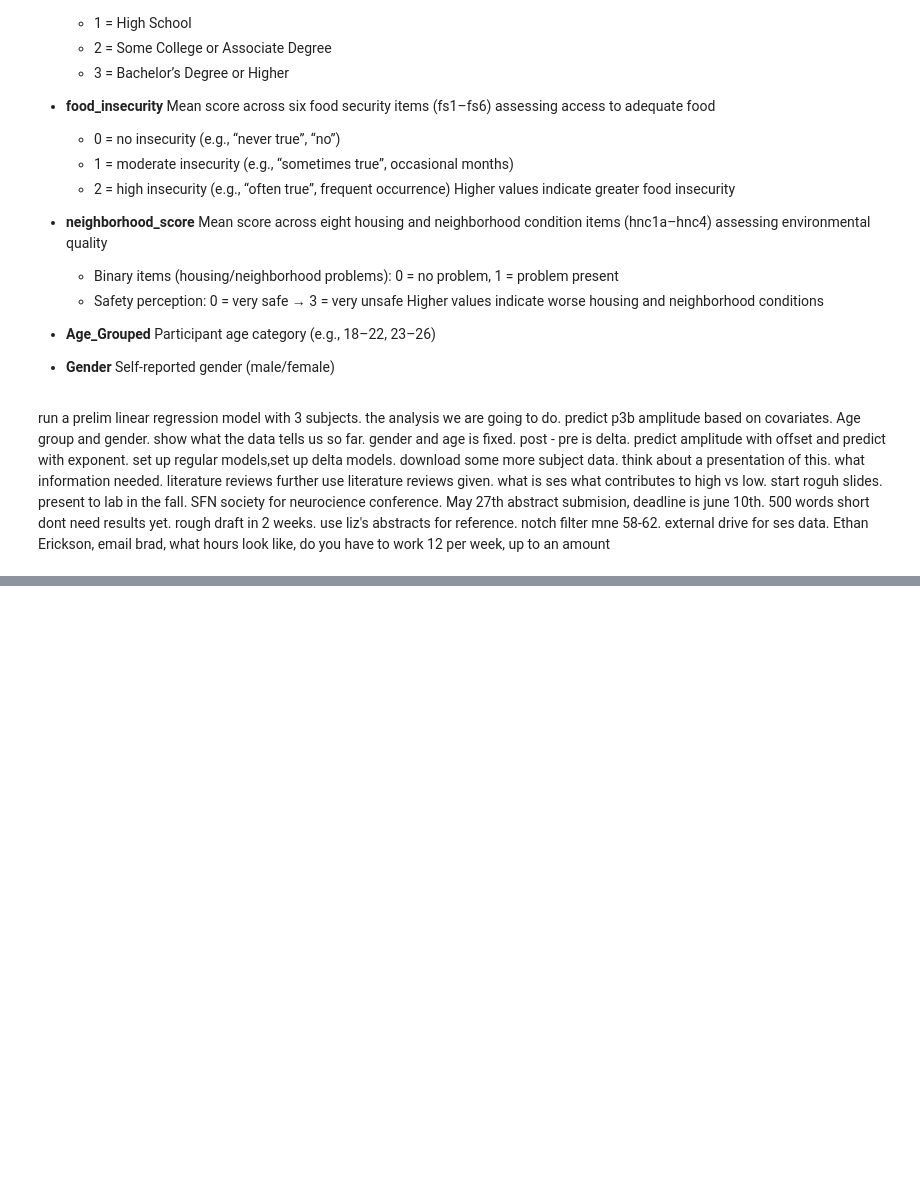
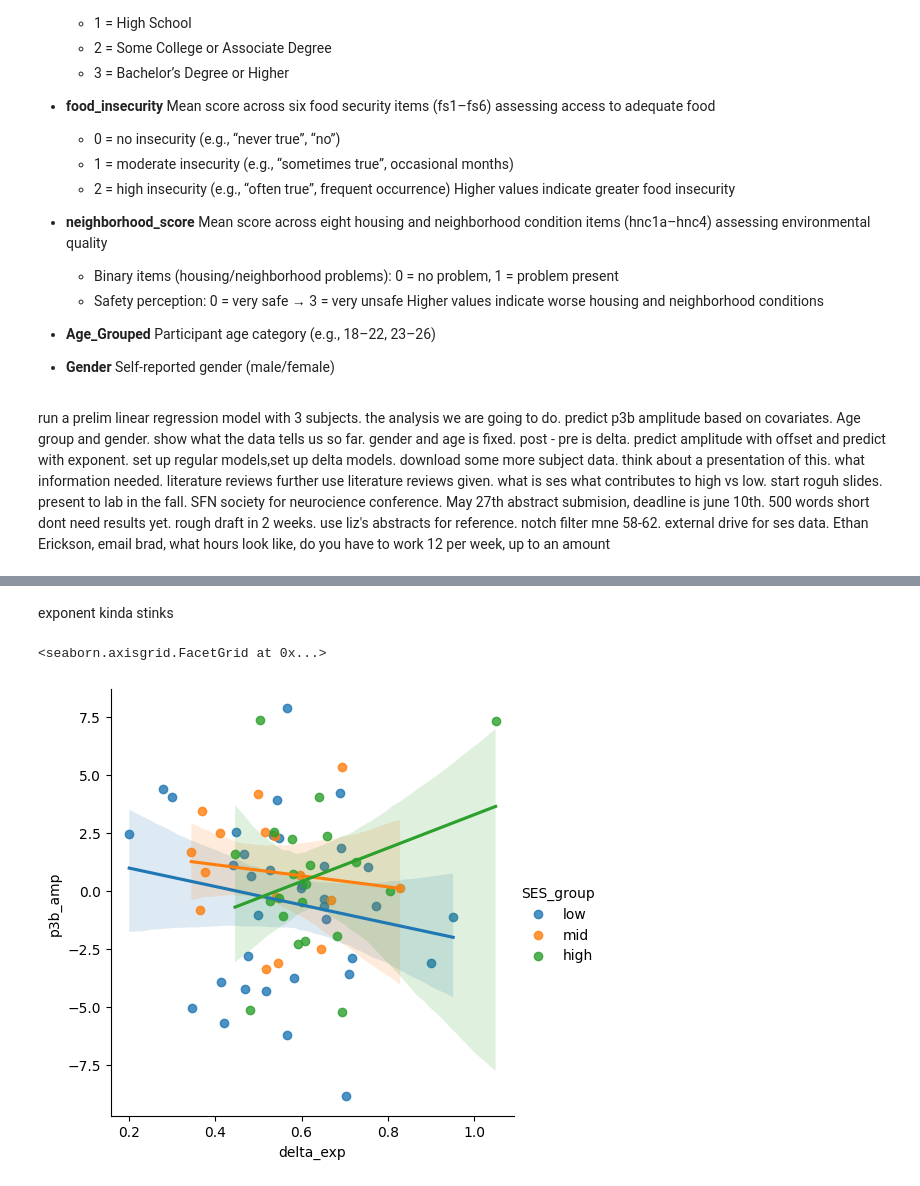
Before and after one commit to KeanuVentura/sesaperiodic, a Jupyter notebook: pipelinedraft.ipynb, the cells around one changed output, grey strips where cells are left out. Cells and saved outputs as stored; diff of their text form; code cells hidden in the pictures; blank space fills up the shorter version.

```diff
--- a/pipelinedraft.ipynb
+++ b/pipelinedraft.ipynb
@@ -413,0 +537,10 @@ Name: p3b_amp, dtype: float64
+# %%
+df_model['delta_exp'] = df_model['exp_post'] - df_model['exp_pre']
+df_model['delta_off'] = df_model['off_post'] - df_model['off_pre']
+
+model_delta_exp = smf.ols(
+    'p3b_amp ~ delta_exp * SES_group + Age_Grouped + Gender',
+    data=df_model
+).fit()
+
+print(model_delta_exp.summary())
@@ -413,0 +565,12 @@ Name: p3b_amp, dtype: float64
+# %% [markdown]
+exponent kinda stinks
+# %%
+sns.lmplot(
+    x='delta_exp',
+    y='p3b_amp',
+    hue='SES_group',
+    data=df_model
+)
+# %% [output]
+<seaborn.axisgrid.FacetGrid at 0x...>
+[figure, added]
```
Also changed, not shown: parts of 23 cells of this notebook.
